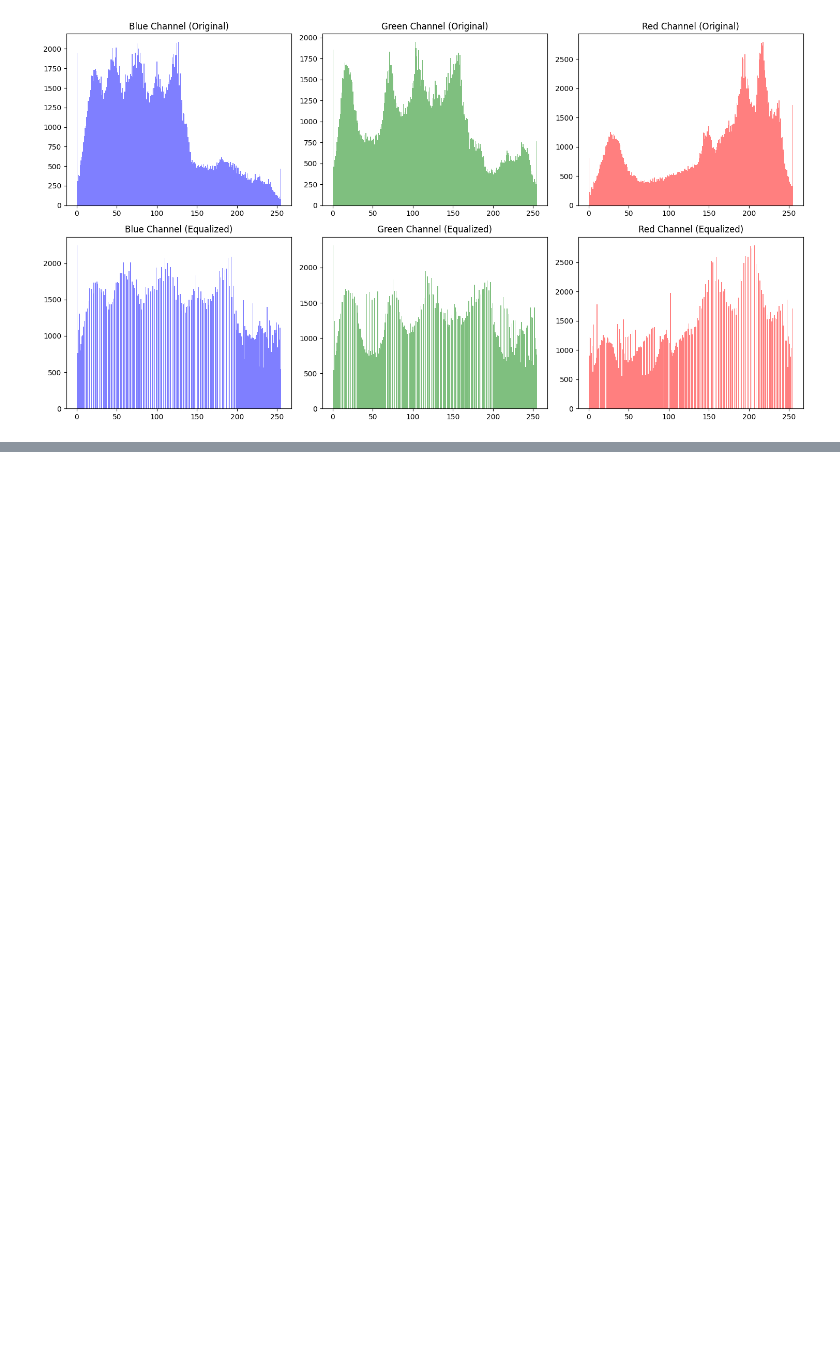
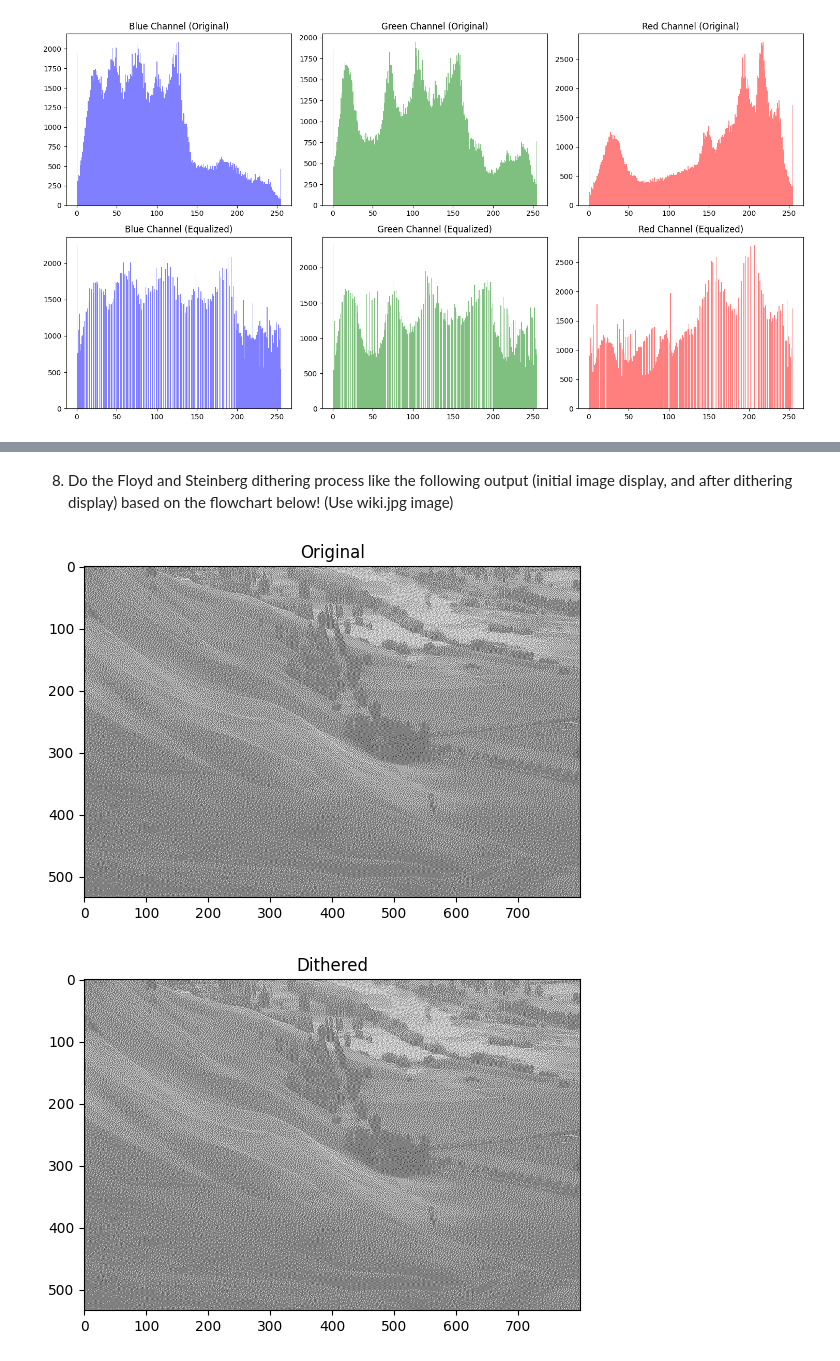
Before and after one commit to Asadsammar/PCVK_TI3I, a Jupyter notebook: Week6_Assignment.ipynb, the cells around one changed output, grey strips where cells are left out. Cells and saved outputs as stored; diff of their text form; code cells hidden in the pictures; blank space fills up the shorter version.

```diff
--- a/Week6_Assignment.ipynb
+++ b/Week6_Assignment.ipynb
@@ -134,0 +231,42 @@ plt.show()
+# %% [markdown]
+8. Do the Floyd and Steinberg dithering process like the following output (initial image
+display, and after dithering display) based on the flowchart below! (Use wiki.jpg
+image)
+# %%
+import cv2
+import numpy as np
+import matplotlib.pyplot as plt
+
+img = cv2.imread('/content/drive/MyDrive/PVCK_images/wiki.jpg', 0)
+
+height, width = img.shape
+
+for y in range(height-1):
+  for x in range(1, width-1):
+
+    oldPixel = img[y,x]
+
+    # Threshold to 1 bit (0 or 255)
+    newPixel = 0 if oldPixel < 128 else 255
+
+    img[y,x] = newPixel
+
+    quantError = oldPixel - newPixel
+
+    # Floyd-Steinberg diffusion
+    img[y, x+1] = min(255, img[y, x+1] + quantError*7/16)
+    img[y+1, x-1] = min(255, img[y+1, x-1] + quantError*3/16)
+    img[y+1, x] = min(255, img[y+1, x] + quantError*5/16)
+    img[y+1, x+1] = min(255, img[y+1, x+1] + quantError*1/16)
+
+# Display input and output image
+plt.imshow(cv2.cvtColor(img, cv2.COLOR_GRAY2RGB))
+plt.title('Original')
+plt.show()
+
+plt.imshow(img, cmap='gray')
+plt.title('Dithered')
+plt.show()
+# %% [output]
+[figure, added]
+[figure, added]
```
Also changed, not shown: parts of 6 cells of this notebook.
